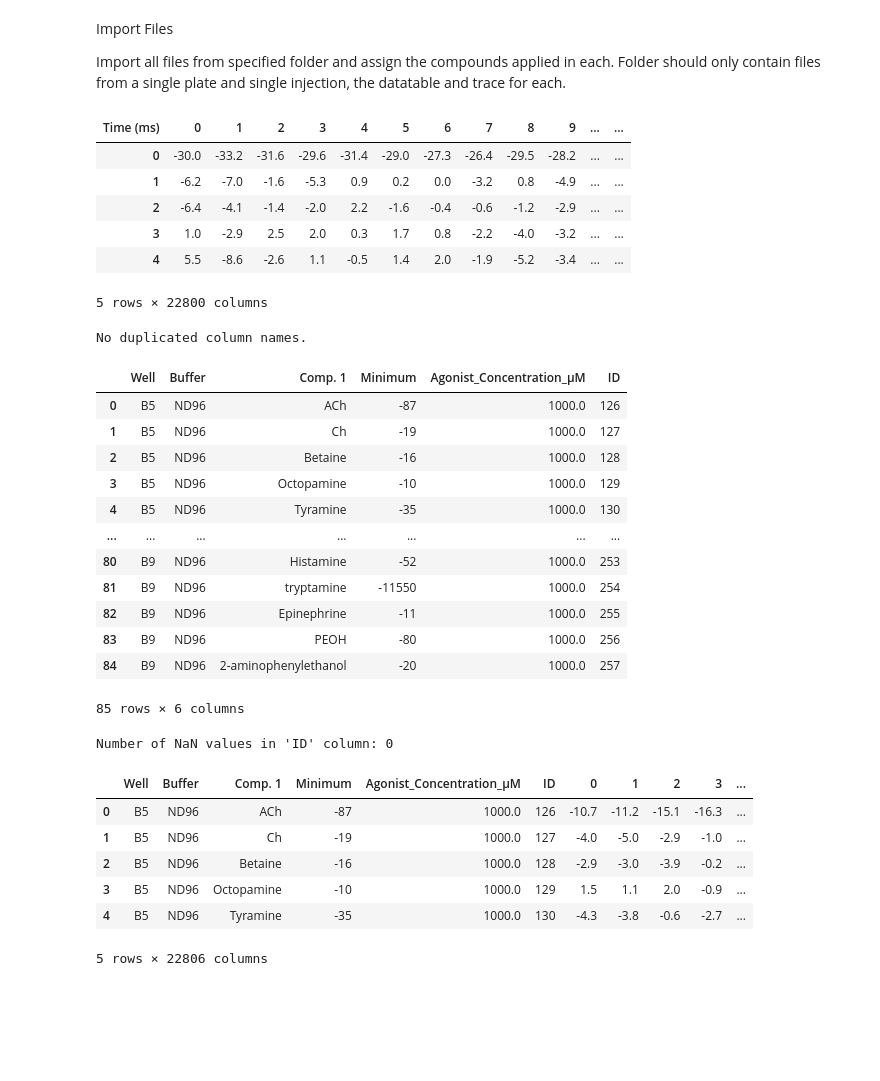
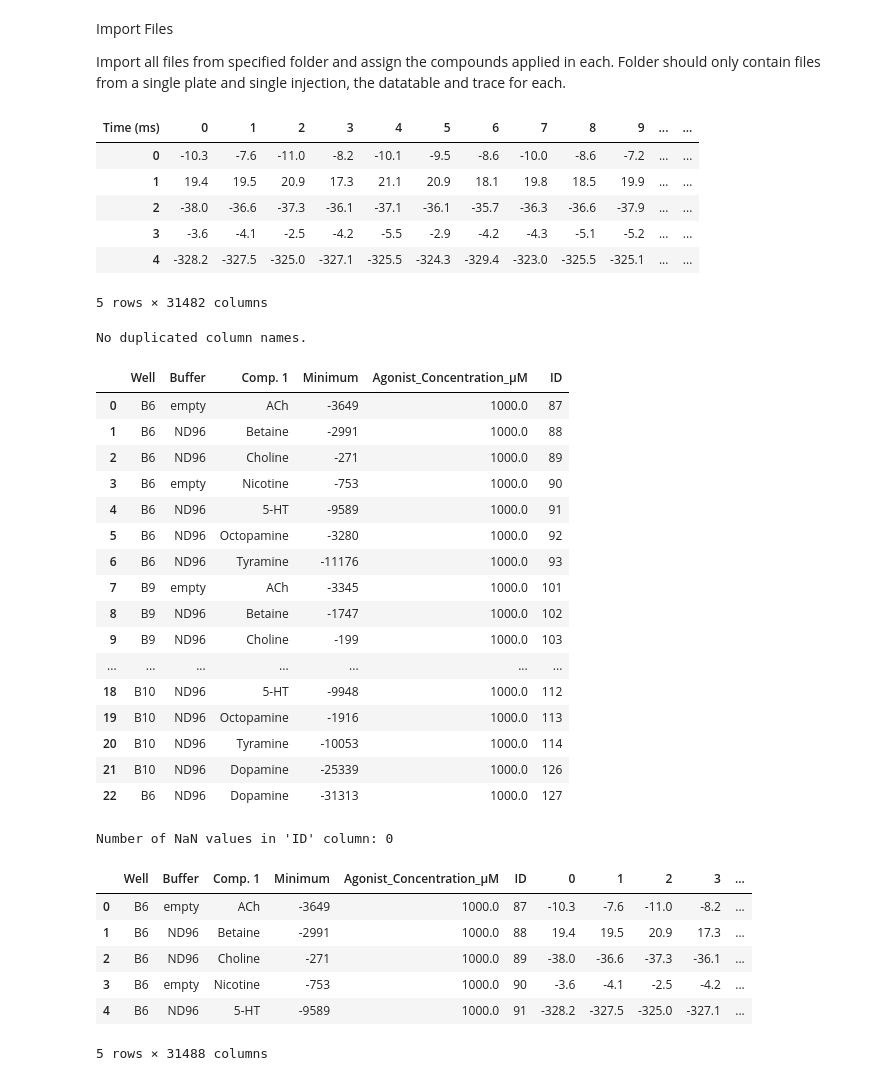
Before and after one commit to hiris25/TEVC-analysis-scripts, a Jupyter notebook: TEVC_traces.ipynb, the cells around one changed output. Cells and saved outputs as stored; diff of their text form; code cells hidden in the pictures; blank space fills up the shorter version.

```diff
--- a/TEVC_traces.ipynb
+++ b/TEVC_traces.ipynb
@@ -14,9 +14,9 @@ Import Files
 
 Import all files from specified folder and assign the compounds applied in each. Folder should only contain files from a single plate and single injection, the datatable and trace for each.
 # %%
-path = r'/Users/irishardege/Library/CloudStorage/OneDrive-UniversityofCambridge/Zoology/DATA/TEVC/LGC-19' # use your path
-data_tables = glob.glob(path + "/*screen_Datatable.dat") # use your extension
-traces = glob.glob(path + "/*screen_Traces.dat") # use your extension
+path = r'/Users/irishardege/Library/CloudStorage/OneDrive-UniversityofCambridge/Zoology/DATA/ACR21_LGC4/May_Update/Example_Traces/Aplysia_pAC094' # use your path
+data_tables = glob.glob(path + "/*Datatable*.dat") # use your extension
+traces = glob.glob(path + "/*Traces*.dat") # use your extension
 
 li = []
 li2 = []
@@ -25,39 +25,39 @@ for filename in data_tables:
     df = pd.read_csv(filename, index_col=None, header=0, sep='\t') # for .dat files you must specify separation for example sep='\t'
     li.append(df)
 
 for filename in traces:
     df_trace = pd.read_csv(filename, index_col=None, header=0, sep='\t') # for .dat files you must specify separation for example sep='\t'
     # Transpose the DataFrame
     df_trace_transposed = df_trace.transpose()
     # Create a new column for original column titles
     #df_trace_transposed.columns = df_trace_transposed.iloc[0]
     #df_trace_transposed = df_trace_transposed[1:].reset_index(drop=True)
     df_trace_transposed['recording_info'] = df_trace_transposed.index
 
     df_trace_transposed['filename'] = os.path.basename(filename)
     #df_trace_transposed['ID'] = df_trace_transposed['recording_info'].str[-3:]
     df_trace_transposed['ID'] = df_trace_transposed['recording_info'].str.split('-').str[-1]
     df_trace_transposed['unique_trace_ID'] = df_trace_transposed['filename'] + df_trace_transposed['ID']
     df_trace_transposed['type'] = df_trace_transposed['recording_info'].str[0:5]
     #Drop rows where 'Time(' appears in 'type'
     df_filtered = df_trace_transposed[df_trace_transposed['type'] != 'Time(']
     df_filtered.reset_index(drop=True, inplace=True)
     df_filtered.columns.name = 'Time (ms)'
     li2.append(df_filtered)
 
 data_table = pd.concat(li, axis=0, ignore_index=True)
 data_traces = pd.concat(li2, axis=0, ignore_index=True)
 data_traces.columns.name = 'Time (ms)'
 
 data_traces.head(5)
 # %% [output]
 | Time (ms) | 0 | 1 | 2 | 3 | 4 | 5 | 6 | 7 | 8 | 9 | ... | ... |
-| 0 | -30.0 | -33.2 | -31.6 | -29.6 | -31.4 | -29.0 | -27.3 | -26.4 | -29.5 | -28.2 | ... | ... |
-| 1 | -6.2 | -7.0 | -1.6 | -5.3 | 0.9 | 0.2 | 0.0 | -3.2 | 0.8 | -4.9 | ... | ... |
-| 2 | -6.4 | -4.1 | -1.4 | -2.0 | 2.2 | -1.6 | -0.4 | -0.6 | -1.2 | -2.9 | ... | ... |
-| 3 | 1.0 | -2.9 | 2.5 | 2.0 | 0.3 | 1.7 | 0.8 | -2.2 | -4.0 | -3.2 | ... | ... |
-| 4 | 5.5 | -8.6 | -2.6 | 1.1 | -0.5 | 1.4 | 2.0 | -1.9 | -5.2 | -3.4 | ... | ... |
+| 0 | -10.3 | -7.6 | -11.0 | -8.2 | -10.1 | -9.5 | -8.6 | -10.0 | -8.6 | -7.2 | ... | ... |
+| 1 | 19.4 | 19.5 | 20.9 | 17.3 | 21.1 | 20.9 | 18.1 | 19.8 | 18.5 | 19.9 | ... | ... |
+| 2 | -38.0 | -36.6 | -37.3 | -36.1 | -37.1 | -36.1 | -35.7 | -36.3 | -36.6 | -37.9 | ... | ... |
+| 3 | -3.6 | -4.1 | -2.5 | -4.2 | -5.5 | -2.9 | -4.2 | -4.3 | -5.1 | -5.2 | ... | ... |
+| 4 | -328.2 | -327.5 | -325.0 | -327.1 | -325.5 | -324.3 | -329.4 | -323.0 | -325.5 | -325.1 | ... | ... |
-5 rows × 22800 columns
+5 rows × 31482 columns
 # %%
 duplicate_columns = data_traces.columns[data_traces.columns.duplicated()]
 
@@ -99,18 +99,22 @@ data_table_info.reset_index(drop=True, inplace=True)
 data_table_info.head(100)
 # %% [output]
 |  | Well | Buffer | Comp. 1 | Minimum | Agonist_Concentration_µM | ID |
-| 0 | B5 | ND96 | ACh | -87 | 1000.0 | 126 |
-| 1 | B5 | ND96 | Ch | -19 | 1000.0 | 127 |
-| 2 | B5 | ND96 | Betaine | -16 | 1000.0 | 128 |
-| 3 | B5 | ND96 | Octopamine | -10 | 1000.0 | 129 |
-| 4 | B5 | ND96 | Tyramine | -35 | 1000.0 | 130 |
+| 0 | B6 | empty | ACh | -3649 | 1000.0 | 87 |
+| 1 | B6 | ND96 | Betaine | -2991 | 1000.0 | 88 |
+| 2 | B6 | ND96 | Choline | -271 | 1000.0 | 89 |
+| 3 | B6 | empty | Nicotine | -753 | 1000.0 | 90 |
+| 4 | B6 | ND96 | 5-HT | -9589 | 1000.0 | 91 |
+| 5 | B6 | ND96 | Octopamine | -3280 | 1000.0 | 92 |
+| 6 | B6 | ND96 | Tyramine | -11176 | 1000.0 | 93 |
+| 7 | B9 | empty | ACh | -3345 | 1000.0 | 101 |
+| 8 | B9 | ND96 | Betaine | -1747 | 1000.0 | 102 |
+| 9 | B9 | ND96 | Choline | -199 | 1000.0 | 103 |
 | ... | ... | ... | ... | ... | ... | ... |
-| 80 | B9 | ND96 | Histamine | -52 | 1000.0 | 253 |
-| 81 | B9 | ND96 | tryptamine | -11550 | 1000.0 | 254 |
-| 82 | B9 | ND96 | Epinephrine | -11 | 1000.0 | 255 |
-| 83 | B9 | ND96 | PEOH | -80 | 1000.0 | 256 |
-| 84 | B9 | ND96 | 2-aminophenylethanol | -20 | 1000.0 | 257 |
+| 18 | B10 | ND96 | 5-HT | -9948 | 1000.0 | 112 |
+| 19 | B10 | ND96 | Octopamine | -1916 | 1000.0 | 113 |
+| 20 | B10 | ND96 | Tyramine | -10053 | 1000.0 | 114 |
+| 21 | B10 | ND96 | Dopamine | -25339 | 1000.0 | 126 |
+| 22 | B6 | ND96 | Dopamine | -31313 | 1000.0 | 127 |
-85 rows × 6 columns
 # %%
 nan_count = data_traces['ID'].isna().sum()
 print("Number of NaN values in 'ID' column:", nan_count)
@@ -125,12 +129,12 @@ merged_data['new_col_header'] = merged_data['Comp. 1'] + '_' + merged_data['Well
 merged_data.head()
 # %% [output]
 |  | Well | Buffer | Comp. 1 | Minimum | Agonist_Concentration_µM | ID | 0 | 1 | 2 | 3 | ... |
-| 0 | B5 | ND96 | ACh | -87 | 1000.0 | 126 | -10.7 | -11.2 | -15.1 | -16.3 | ... |
-| 1 | B5 | ND96 | Ch | -19 | 1000.0 | 127 | -4.0 | -5.0 | -2.9 | -1.0 | ... |
-| 2 | B5 | ND96 | Betaine | -16 | 1000.0 | 128 | -2.9 | -3.0 | -3.9 | -0.2 | ... |
-| 3 | B5 | ND96 | Octopamine | -10 | 1000.0 | 129 | 1.5 | 1.1 | 2.0 | -0.9 | ... |
-| 4 | B5 | ND96 | Tyramine | -35 | 1000.0 | 130 | -4.3 | -3.8 | -0.6 | -2.7 | ... |
+| 0 | B6 | empty | ACh | -3649 | 1000.0 | 87 | -10.3 | -7.6 | -11.0 | -8.2 | ... |
+| 1 | B6 | ND96 | Betaine | -2991 | 1000.0 | 88 | 19.4 | 19.5 | 20.9 | 17.3 | ... |
+| 2 | B6 | ND96 | Choline | -271 | 1000.0 | 89 | -38.0 | -36.6 | -37.3 | -36.1 | ... |
+| 3 | B6 | empty | Nicotine | -753 | 1000.0 | 90 | -3.6 | -4.1 | -2.5 | -4.2 | ... |
+| 4 | B6 | ND96 | 5-HT | -9589 | 1000.0 | 91 | -328.2 | -327.5 | -325.0 | -327.1 | ... |
-5 rows × 22806 columns
+5 rows × 31488 columns
 # %%
 merged_data_T = merged_data.T
 # Set 'new_col_header' as the new header
```
Also changed, not shown: parts of 4 cells of this notebook, 2 other files.
